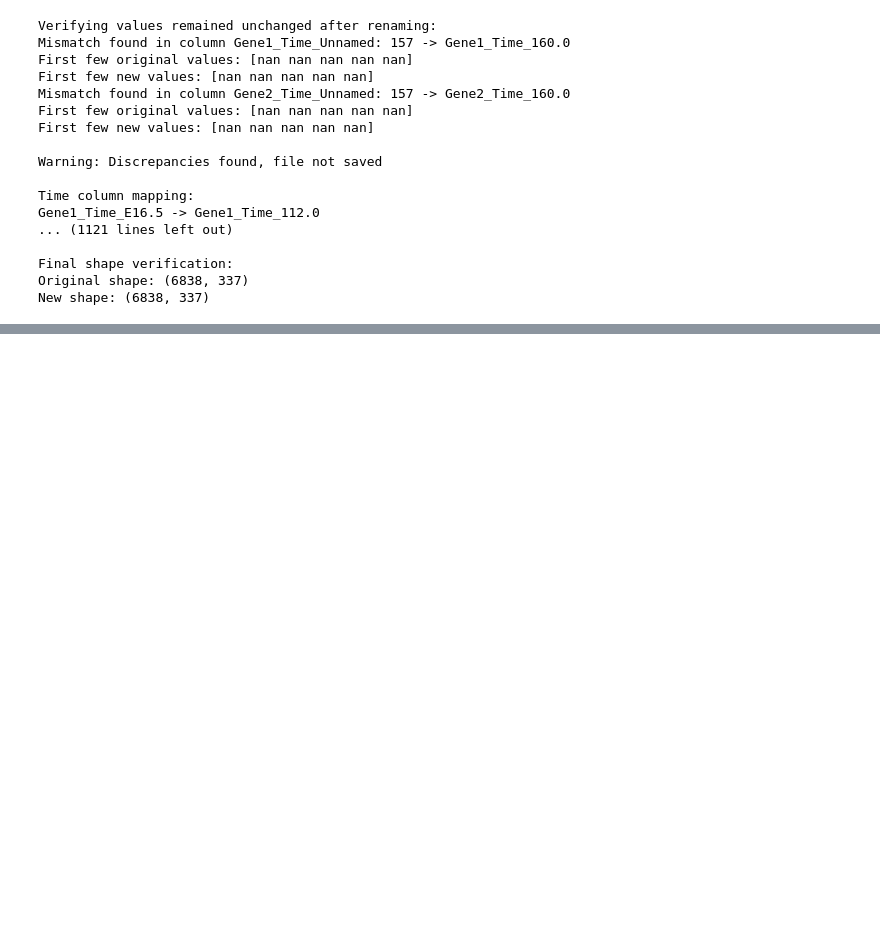
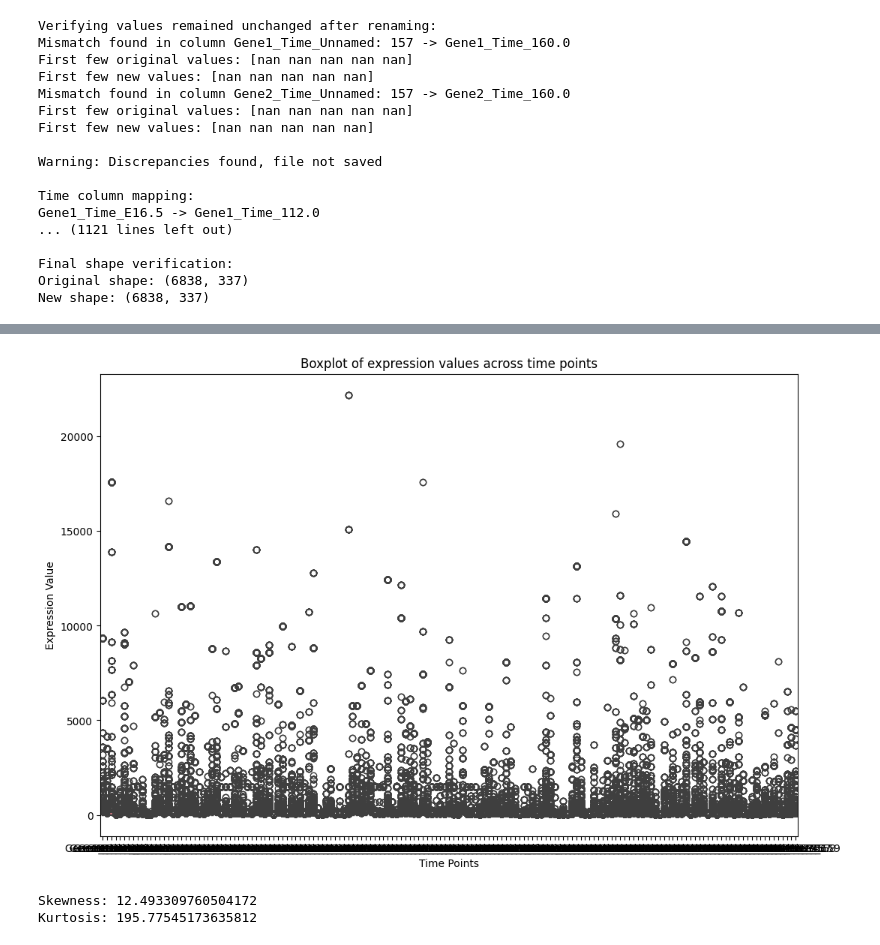
Before and after one commit to beyzoskaya/timeSeries_HiC, a Jupyter notebook: csv convert.ipynb, the cells around one changed output, grey strips where cells are left out. Saved outputs shown, nothing was run; the diff lists cells and outputs as text; code cells hidden in the pictures; blank space fills up the shorter version.

```diff
--- a/csv convert.ipynb
+++ b/csv convert.ipynb
@@ -2298,0 +2796,23 @@ New shape: (6838, 335)
+# %%
+plt.figure(figsize=(12, 8))
+sns.boxplot(data=df[expression_columns])
+plt.title('Boxplot of expression values across time points')
+plt.xlabel('Time Points')
+plt.ylabel('Expression Value')
+plt.show()
+# %% [output]
+[figure, added]
+# %%
+import pandas as pd
+import matplotlib.pyplot as plt
+import seaborn as sns
+from scipy.stats import skew, kurtosis
+
+expression_values = df[expression_columns].values.flatten()
+
+print(f"Skewness: {skew(expression_values)}")
+
+print(f"Kurtosis: {kurtosis(expression_values)}")
+# %% [output]
+Skewness: 12.493309760504172
+Kurtosis: 195.77545173635812
```
Also changed, not shown: parts of 34 cells of this notebook.
